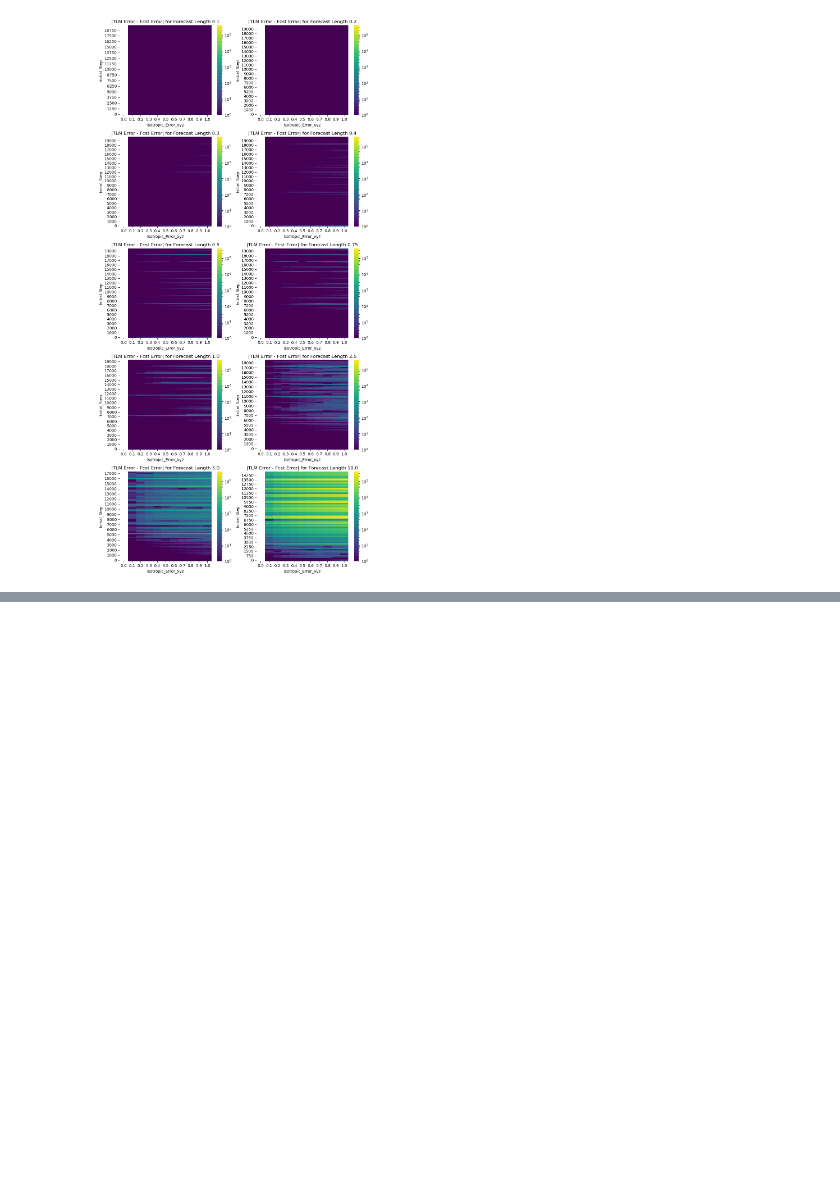
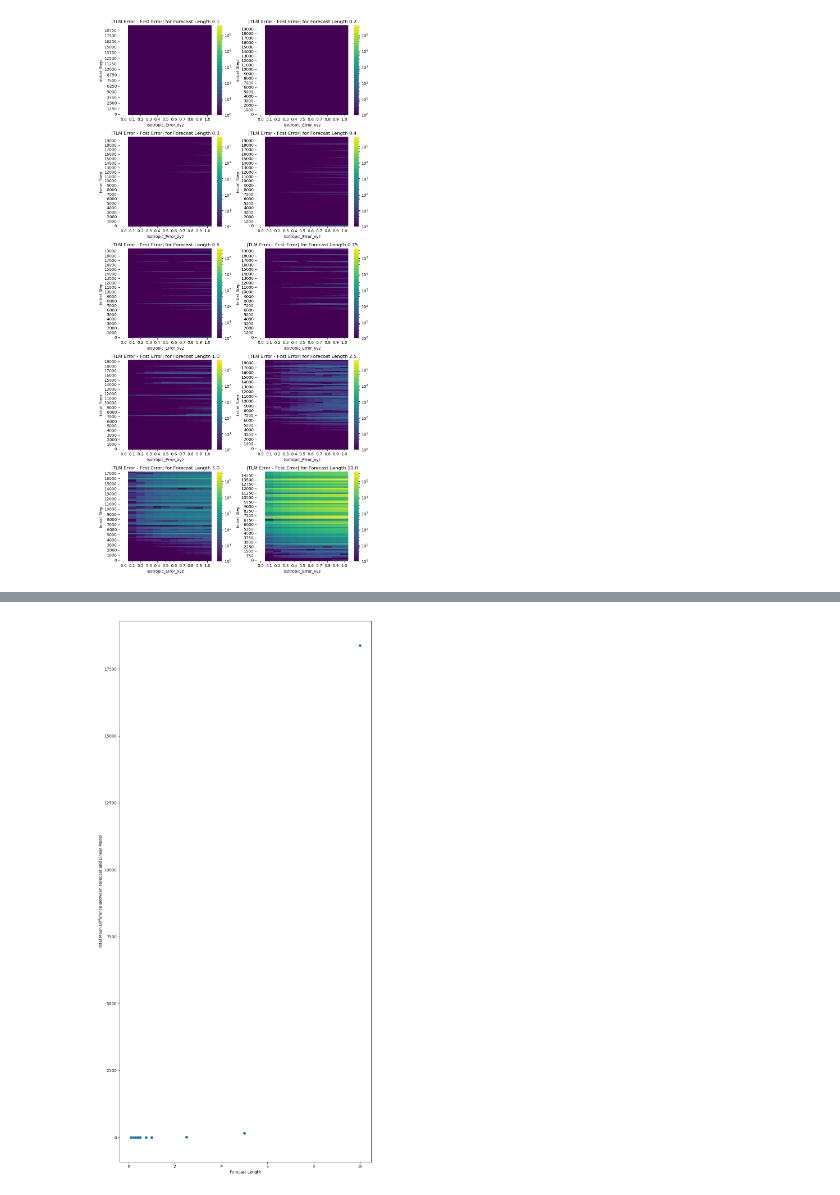
Before and after one commit to AidanJanney/ATOC4500_F24, a Jupyter notebook: Project_1/Project_1.ipynb, the cells around one changed output, grey strips where cells are left out. Saved outputs shown, nothing was run; the diff lists cells and outputs as text; code cells hidden in the pictures; blank space fills up the shorter version.

```diff
--- a/Project_1/Project_1.ipynb
+++ b/Project_1/Project_1.ipynb
@@ -555,3 +595,15 @@ non_linear_top
+# %%
+## Computing the Mean to Find the Largest Discrepancies
+total_mean_difference = []
+for fcst_len in fcst_lengths:
+    total_mean_difference.append((fcst_len,error_fcst_var.loc[fcst_len]['Mean_Difference'].mean()))
+x,y = zip(*total_mean_difference)
+plt.scatter(x,y)
+plt.xlabel("Forecast Length")
+plt.ylabel("Total Mean Difference Between Forecast and Linear Model")
+plt.savefig("./Images_Project_1/q2_scatter")
+# %% [output]
+[figure, added]
 # %%
 
 plt.rcParams["figure.figsize"] = [10,10]
```
Also changed, not shown: parts of 18 cells of this notebook, 3 other files.
